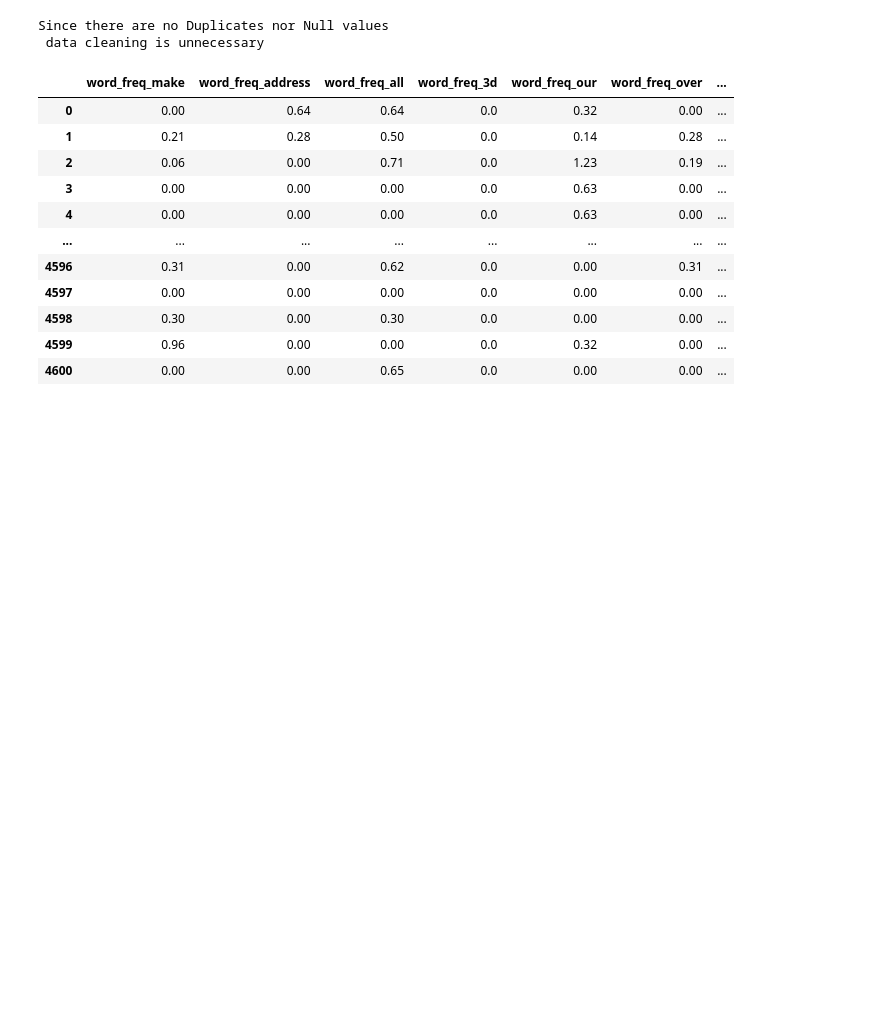
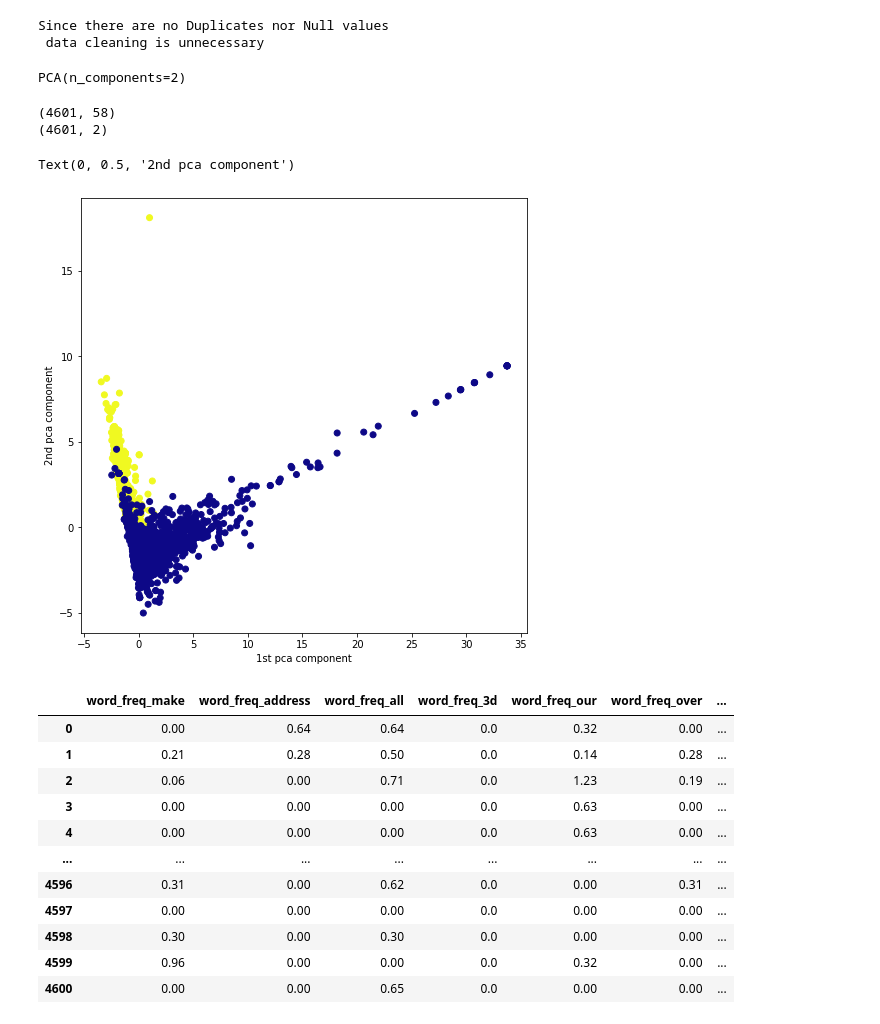
Before and after one commit to Maneth22/ML-CW, a Jupyter notebook: Spambase.ipynb, the cells around one changed output. Drawn from its saved outputs; the diff is of its cells as text; code cells hidden in the pictures; blank space fills up the shorter version.

```diff
--- a/Spambase.ipynb
+++ b/Spambase.ipynb
@@ -66,6 +66,32 @@ print('Since there are no Duplicates nor Null values \n data cleaning is unneces
 # %% [output]
 Since there are no Duplicates nor Null values
  data cleaning is unnecessary
+# %%
+scaler = StandardScaler()
+scaler.fit(dataframe)
+scaled_data = scaler.transform(dataframe)
+# %%
+from sklearn.decomposition import PCA
+pca = PCA(n_components=2)
+pca.fit(scaled_data)
+# %% [output]
+PCA(n_components=2)
+# %%
+x_pca = pca.transform(scaled_data)
+print(scaled_data.shape)
+print(x_pca.shape)
+# %% [output]
+(4601, 58)
+(4601, 2)
+# %%
+import matplotlib.pyplot as plt
+plt.figure(figsize = (8,8))
+plt.scatter(x_pca[:,0],x_pca[:,1], c= dataframe['spam_type'],cmap='plasma')
+plt.xlabel('1st pca component')
+plt.ylabel('2nd pca component')
+# %% [output]
+Text(0, 0.5, '2nd pca component')
+[figure, added]
 # %%
 X = dataframe.drop(columns=['spam_type'])
 X
```
Also changed, not shown: parts of 1 cell of this notebook.
